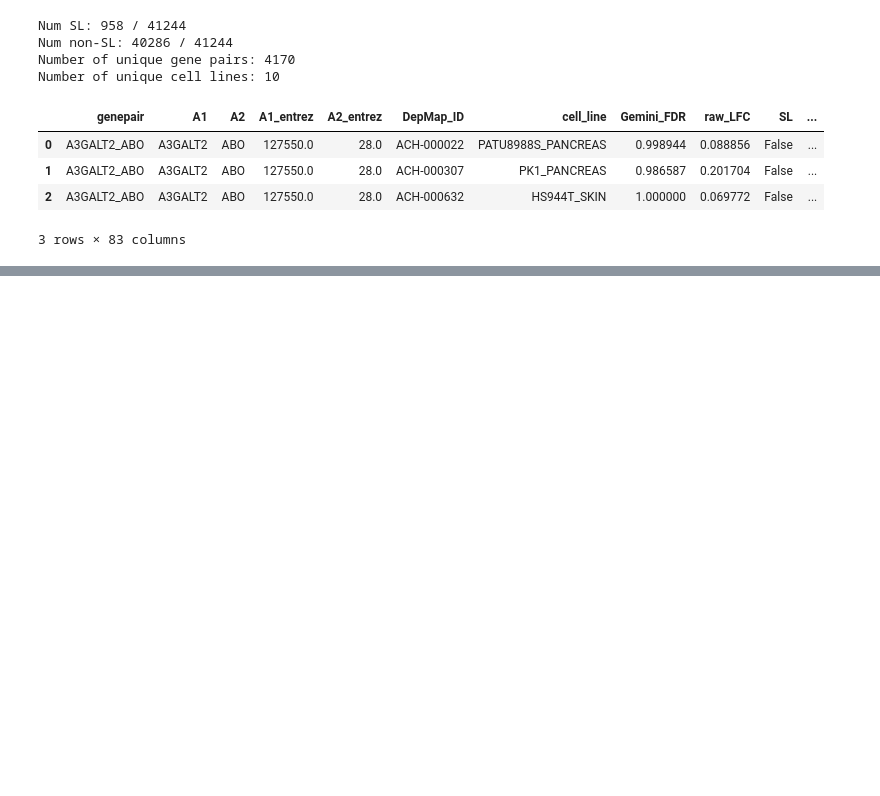
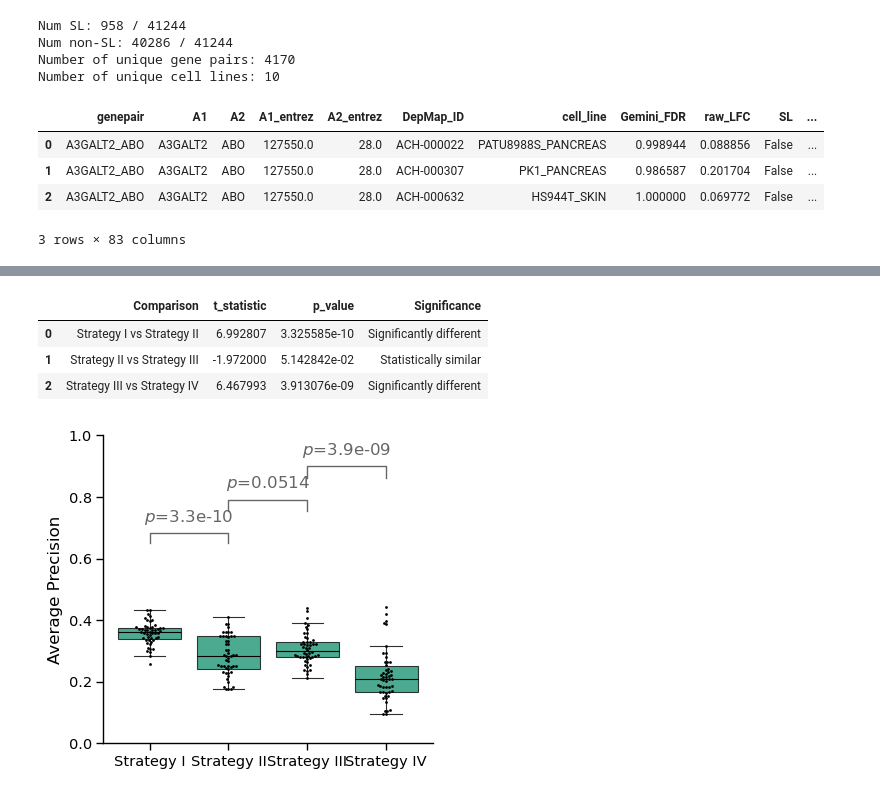
Before and after one commit to cancergenetics/context_specific_paralog_SL, a Jupyter notebook: notebooks/06_visualization/fig4_cross_validation_visuals.ipynb, the cells around one changed output, grey strips where cells are left out. Saved outputs shown, nothing was run; the diff lists cells and outputs as text; code cells hidden in the pictures; blank space fills up the shorter version.

```diff
--- a/notebooks/06_visualization/fig4_cross_validation_visuals.ipynb
+++ b/notebooks/06_visualization/fig4_cross_validation_visuals.ipynb
@@ -781,0 +395,32 @@ plt.show()
+# %%
+# Contextualised PR boxplot
+ctx_pairs = [('Strategy I', 'Strategy II'),
+             ('Strategy II', 'Strategy III'),
+             ('Strategy III', 'Strategy IV')]
+
+ctx_pr_values = {
+    'Strategy I':   model_I_context_repeated['aps'],
+    'Strategy II':  model_II_context_repeated['aps'],
+    'Strategy III': model_III_context_repeated['aps'],
+    'Strategy IV':  model_IV_context['aps'],
+}
+ctx_pr_ttests = build_ttest_df(ctx_pr_values, ctx_pairs)
+display(ctx_pr_ttests)
+
+ctx_pr_df = pd.DataFrame(ctx_pr_values).melt(var_name='Strategy', value_name='PR AUC')
+
+#figure_path_boxplot_ctx_pr = get_data_path(['figures', 'supp_figures'], 'boxplot_contextualized_model_pr_aucs.png')
+
+plot_pr_boxplot(
+    ctx_pr_df,
+    pvals=ctx_pr_ttests['p_value'].tolist(),
+    color='#009E73',
+    y_positions=[0.62, 0.72, 0.82],
+    savepath=figure_path_boxplot_ctx_pr,
+)
+# %% [output]
+|  | Comparison | t_statistic | p_value | Significance |
+| 0 | Strategy I vs Strategy II | 6.992807 | 3.325585e-10 | Significantly different |
+| 1 | Strategy II vs Strategy III | -1.972000 | 5.142842e-02 | Statistically similar |
+| 2 | Strategy III vs Strategy IV | 6.467993 | 3.913076e-09 | Significantly different |
+[figure, added]
```
Also changed, not shown: parts of 49 cells of this notebook, 1 other file.
